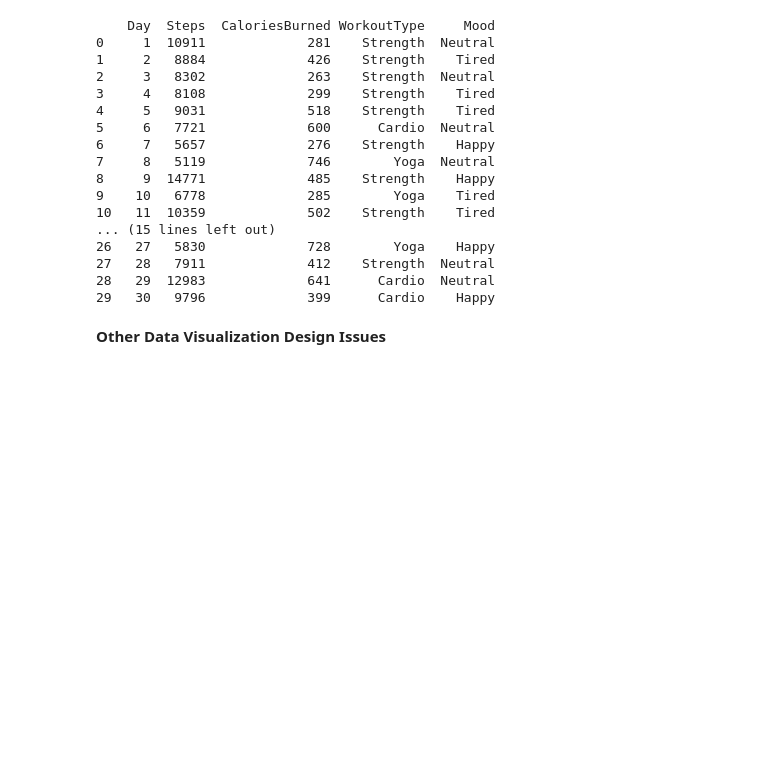
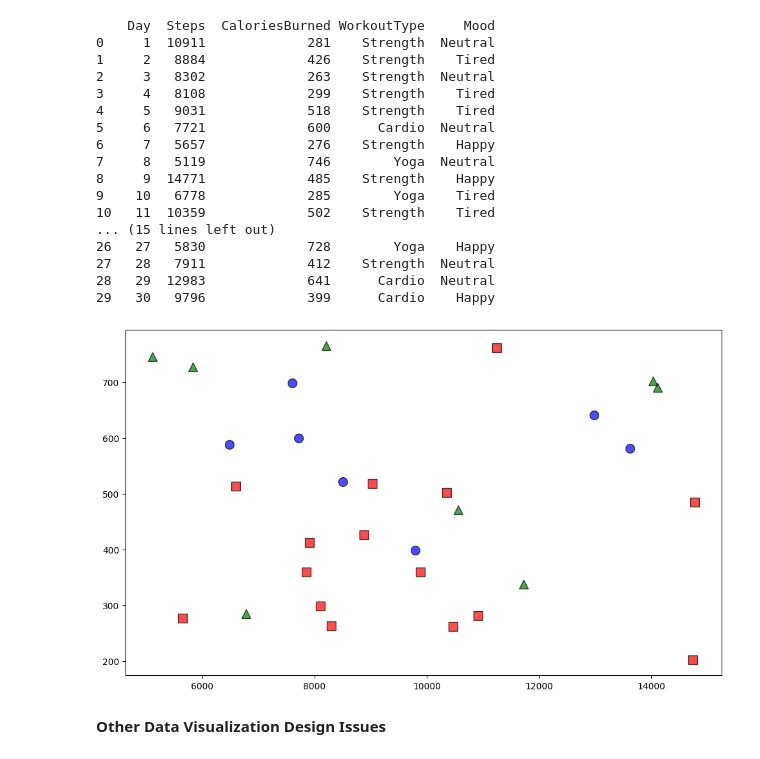
Before and after one commit to qmdmlot/CPE-031-Visualizations-and-Data-Analysis, a Jupyter notebook: Copy_of_Hands_On_Activity_6_|_Data_Visualization_and_Design.ipynb, the cells around one changed output. Saved outputs shown, nothing was run; the diff lists cells and outputs as text; code cells hidden in the pictures; blank space fills up the shorter version.

```diff
--- a/Copy_of_Hands_On_Activity_6_|_Data_Visualization_and_Design.ipynb
+++ b/Copy_of_Hands_On_Activity_6_|_Data_Visualization_and_Design.ipynb
@@ -477,3 +475,24 @@ print(fitness_data)
+# %%
+# Task 3: Apply Gestalt Principles and Maximize Data-Ink Ratio
+
+# Similarity: Use color for WorkoutType
+workout_colors = {'Cardio': 'blue', 'Strength': 'red', 'Yoga': 'green'}
+workout_shapes = {'Cardio': 'o', 'Strength': 's', 'Yoga': '^'} # Using shapes as well for better distinction
+
+plt.figure(figsize=(12, 7))
+
+# Proximity & Similarity: Scatter plot of Steps vs CaloriesBurned
+for wtype in fitness_data['WorkoutType'].unique():
+    subset = fitness_data[fitness_data['WorkoutType'] == wtype]
+    plt.scatter(subset['Steps'], subset['CaloriesBurned'],
+                c=workout_colors[wtype],
+                marker=workout_shapes[wtype],
+                s=100,
+                alpha=0.7,
+                edgecolors='black',
+                label=f'{wtype}')
+# %% [output]
+[figure, added]
 # %% [markdown]
 **Other Data Visualization Design Issues**
 # %% [markdown]
```
Also changed, not shown: parts of 1 cell of this notebook.
